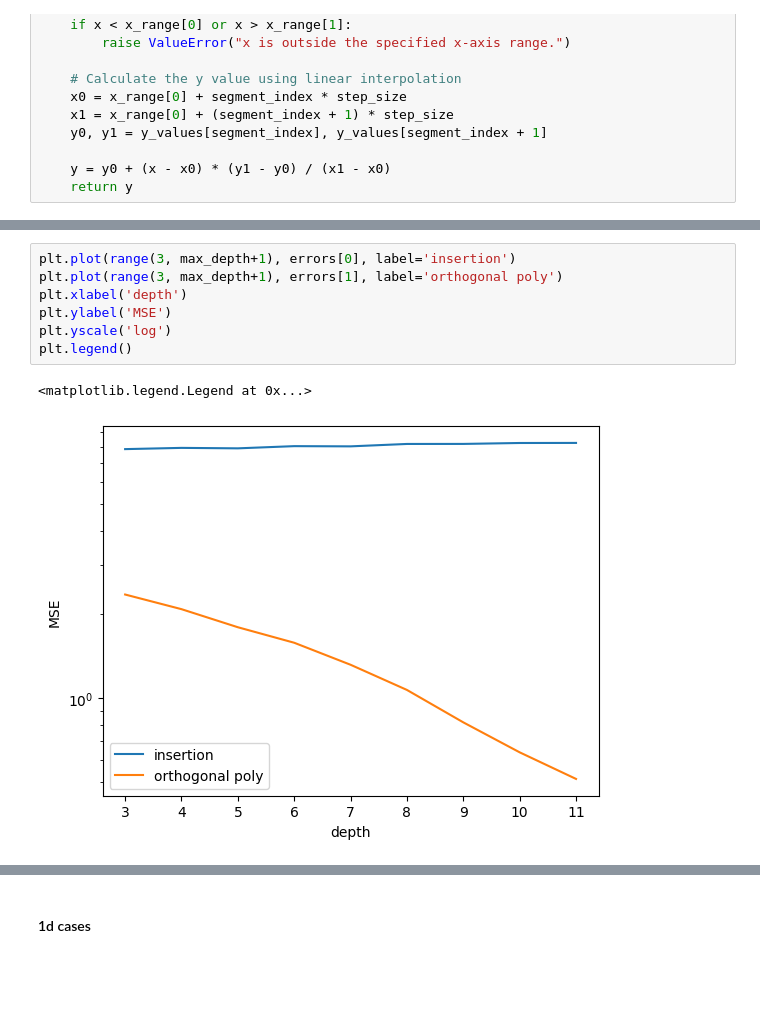
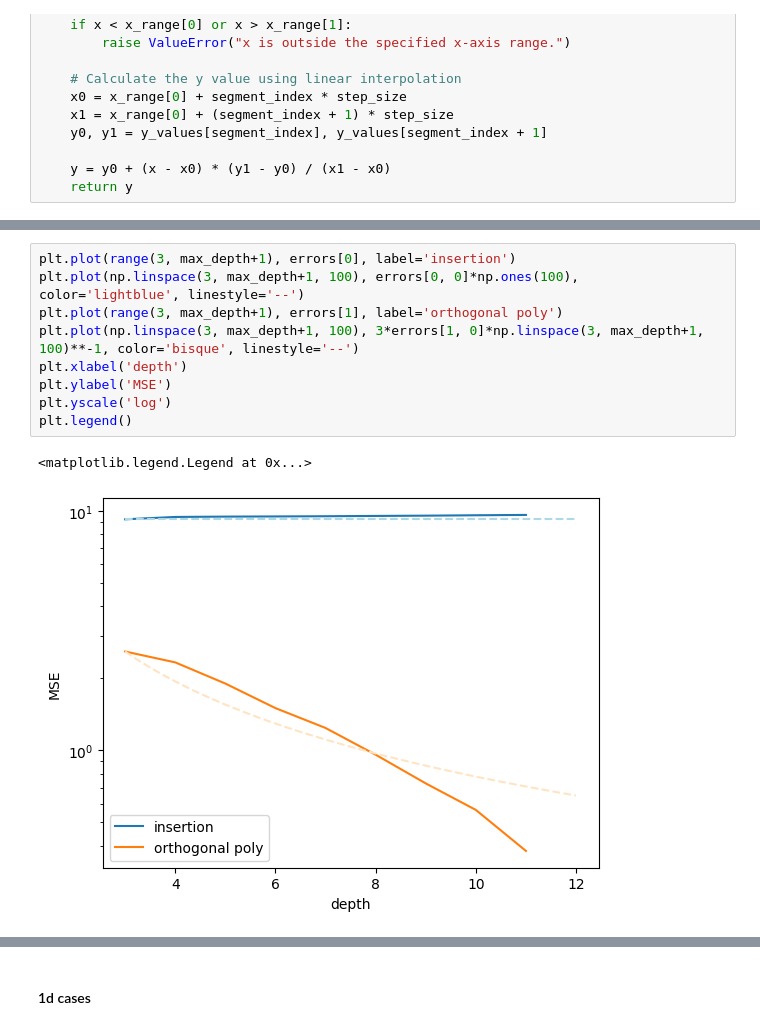
Before and after one commit to Zhuoyue-Huang/M3R-signature-inversion, a Jupyter notebook: siginversion_demo.ipynb, the cells around one changed output, grey strips where cells are left out. Cells and saved outputs as stored; diff of their text form; blank space fills up the shorter version.

```diff
--- a/siginversion_demo.ipynb
+++ b/siginversion_demo.ipynb
@@ -308,13 +308,15 @@ plt.legend()
 # %%
 plt.plot(range(3, max_depth+1), errors[0], label='insertion')
+plt.plot(np.linspace(3, max_depth+1, 100), errors[0, 0]*np.ones(100), color='lightblue', linestyle='--')
 plt.plot(range(3, max_depth+1), errors[1], label='orthogonal poly')
+plt.plot(np.linspace(3, max_depth+1, 100), 3*errors[1, 0]*np.linspace(3, max_depth+1, 100)**-1, color='bisque', linestyle='--')
 plt.xlabel('depth')
 plt.ylabel('MSE')
 plt.yscale('log')
 plt.legend()
 # %% [output]
 <matplotlib.legend.Legend at 0x...>
-[figure, old version]
+[figure, new version]
 # %%
 plt.plot(range(3, max_depth+1), time_cost[0], label='insertion')
 plt.plot(range(3, max_depth+1), time_cost[1], label='orthogonal poly')
```
Also changed, not shown: parts of 8 cells of this notebook.
